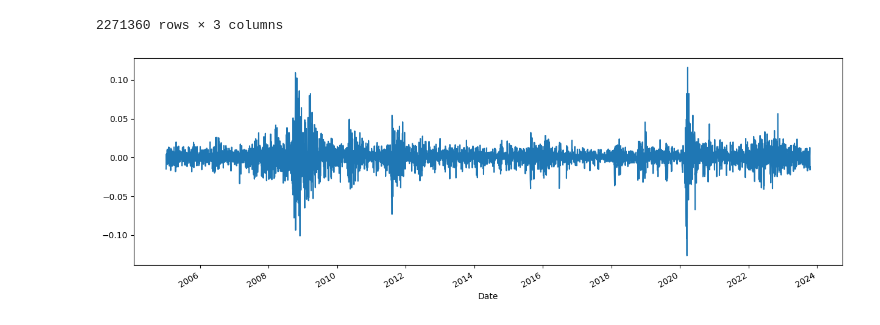
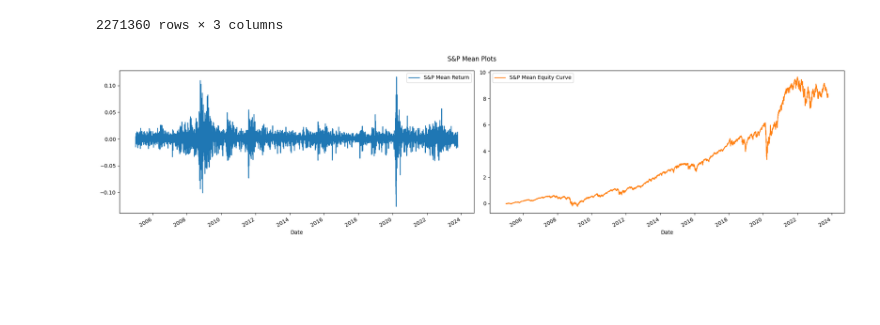
Before and after one commit to Ar-Ed/portfolio, a Jupyter notebook: main.ipynb, the cells around one changed output. Cells and saved outputs as stored; diff of their text form; code cells hidden in the pictures; blank space fills up the shorter version.

Commit message:
download SNP symbols, VIX OHLC, improve snp mean plot

```diff
--- a/main.ipynb
+++ b/main.ipynb
@@ -82,7 +107,12 @@ returns_df
 # %%
 # visualize the mean return of s&p index
 
-returns_df.groupby("Date").price_returns.mean().plot(figsize=(15, 5))
+snp_mean_dict = dict()
+snp_mean_dict["S&P Mean Return"] = returns_df.groupby("Date").price_returns.mean()
+snp_mean_dict["S&P Mean Equity Curve"] = (1 + snp_mean_dict["S&P Mean Return"]).cumprod() - 1
+
+pd.DataFrame(snp_mean_dict).plot(figsize=(20, 5), title="S&P Mean Plots", subplots=True, layout=(1, 2))
+plt.tight_layout()
 plt.show()
 # %% [output]
-[figure, old version]
+[figure, new version]
```
Also changed, not shown: parts of 5 cells of this notebook.
